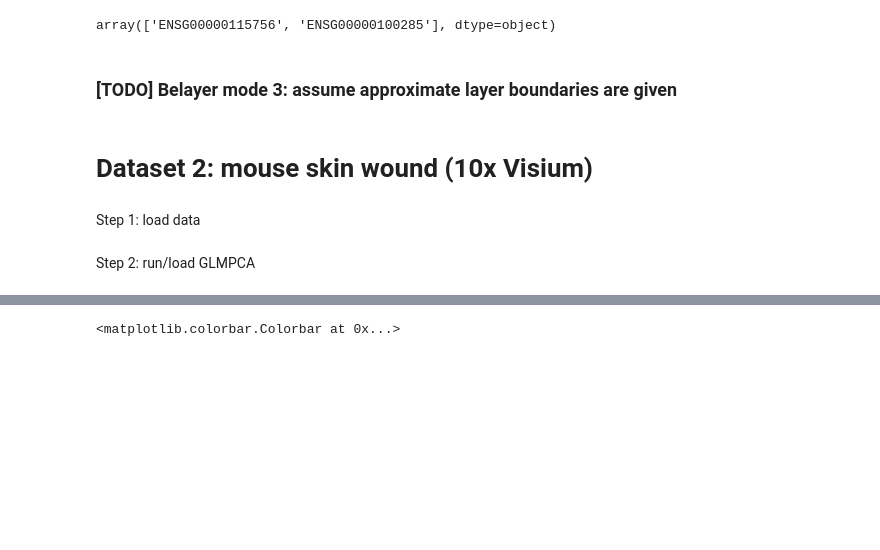
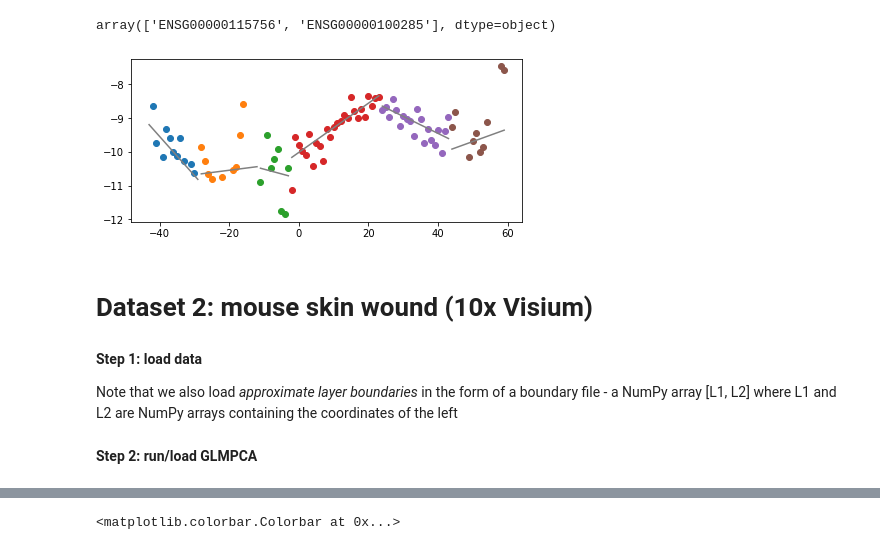
Before and after one commit to raphael-group/belayer, a Jupyter notebook: tutorial.ipynb, the cells around one changed output, grey strips where cells are left out. Cells and saved outputs as stored; diff of their text form; code cells hidden in the pictures; blank space fills up the shorter version.

```diff
--- a/tutorial.ipynb
+++ b/tutorial.ipynb
@@ -306,13 +243,27 @@ array(['ENSG00000100285', 'ENSG00000115756'], dtype=object)
+# %%
+# OPTION 1: generate GLM-PCA and save to file
+
+# glmpca_res = glmpca.glmpca(count, 2*7, fam="poi", penalty=10, verbose=True)
+# F_glmpca = glmpca_res['factors']
+# np.save('INSERT/PATH/', F_glmpca)
+
+# OPTION 2: load pre-computed GLM-PCs
+
+# replace with your own file
+PRESAVED_GLMPCA_FILE='/n/fs/ragr-research/projects/network-mutations/spatial_trans/F_glmpca_2d/F_glmpca_2d_151508_penalty_10_trial_0.npy'
+F_glmpca=np.load(PRESAVED_GLMPCA_FILE+''.format(sample))
 # %% [markdown]
 **Step 1: run Belayer DP on different rotations of tissue slice**
 # %%
 # Run Belayer DP
+
+max_nlayers=8 # max number of layers
 
 # NOTE: results are influenced by different rotation angles
 # below we rotate tissue by 0 degrees, ..., 20 degrees
 rotation_angle_list=[0,5,10,15,17.5,20]
 
-losses,labels=rotation_dp(F_glmpca.T, coords, use_buckets=True,
+loss_array,label_dict=rotation_dp(F_glmpca.T, coords, Lmax=max_nlayers, use_buckets=True,
                           num_buckets=150,rotation_angle_list=rotation_angle_list)
 # %% [output]
  angle: 0
@@ -355,6 +306,7 @@ plot_consecutive_diffs(losses, best_angle,rotation_angle_list=rotation_angle_lis
 # Plot the labels from Belayer
 
 best_L=6
-belayer_labels, belayer_rotated_coords=belayer_output(labels, coords, best_L, best_angle,
+belayer_labels, belayer_rotated_coords=visualized_rotated_belayer_output(label_dict, coords, best_L,
+                                                                         best_angle,
                                                    rotation_angle_list=rotation_angle_list)
 # %% [output]
@@ -368,8 +319,9 @@ idx_kept=svg.select_commonly_expressed_genes(count, q=0.85, threshold=0, pooling
 print("number of kept genes = {}".format(len(idx_kept)))
 
 # get slopes, offsets
+depth=belayer_rotated_coords[:,0] # depth=rotated x-coordinate
 slope_offsets=svg.segmented_poisson_regression(count[idx_kept,:], np.sum(count,axis=0),
-                                               belayer_labels, belayer_rotated_coords[:,0])
+                                               belayer_labels, depth)
 # %% [output]
 number of kept genes = 2031
 # %%
@@ -393,12 +345,24 @@ slope_offsets
 gene_labels[ idx_kept[ np.argsort( np.abs(slope_offsets['slope 3.0']) )[::-1][:2] ] ]
 # %% [output]
 array(['ENSG00000115756', 'ENSG00000100285'], dtype=object)
-# %% [markdown]
-### [TODO] Belayer mode 3: assume approximate layer boundaries are given
+# %%
+# we can also visualize the piecewise linear expression functions
+
+# first, bin the data
+binning_output=svg.bin_data(count, belayer_labels, depth)
+
+# plot NEFH
+# (note that bins with count 0 are not plotted which is why fits are slightly off)
+g=np.where(gene_labels=='ENSG00000100285')[0][0]
+svg.plot_gene_pwlinear(g, idx_kept, count, slope_offsets, depth, binning_output)
+# %% [output]
+[figure, added]
 # %% [markdown]
 # Dataset 2: mouse skin wound (10x Visium)
-# %% [markdown]
-Step 1: load data
+# %% [markdown]
+**Step 1: load data**
+
+Note that we also load _approximate layer boundaries_ in the form of a boundary file - a NumPy array [L1, L2] where L1 and L2 are NumPy arrays containing the coordinates of the left
 # %%
 input_10x_folder='/n/fs/ragr-data/users/congma/Codes/spatial_embedding/data/SkinWoundPNAS/Visium/V19N18-025_A1/outs/'
 count, coords, barcodes, genes=read_input_10xdirectory(input_10x_folder)
@@ -412,7 +376,7 @@ fullpoints, in_tissue = fill_geometry(coords, is_hexagon=True)
 boundary_file='/n/fs/ragr-data/users/congma/Codes/belayer-development/reproducibility/skin_wound/list_boundaries.npy'
 boundary_list = read_boundary_list(boundary_file, fullpoints)
 # %% [markdown]
-Step 2: run/load GLMPCA
+**Step 2: run/load GLMPCA**
 # %%
 # OPTION 1: generate GLM-PCA and save to file
 # glmpca_res = glmpca.glmpca(count, 2*3, fam="poi", penalty=10, verbose=True)
```
Also changed, not shown: parts of 38 cells of this notebook, 1 other file.
